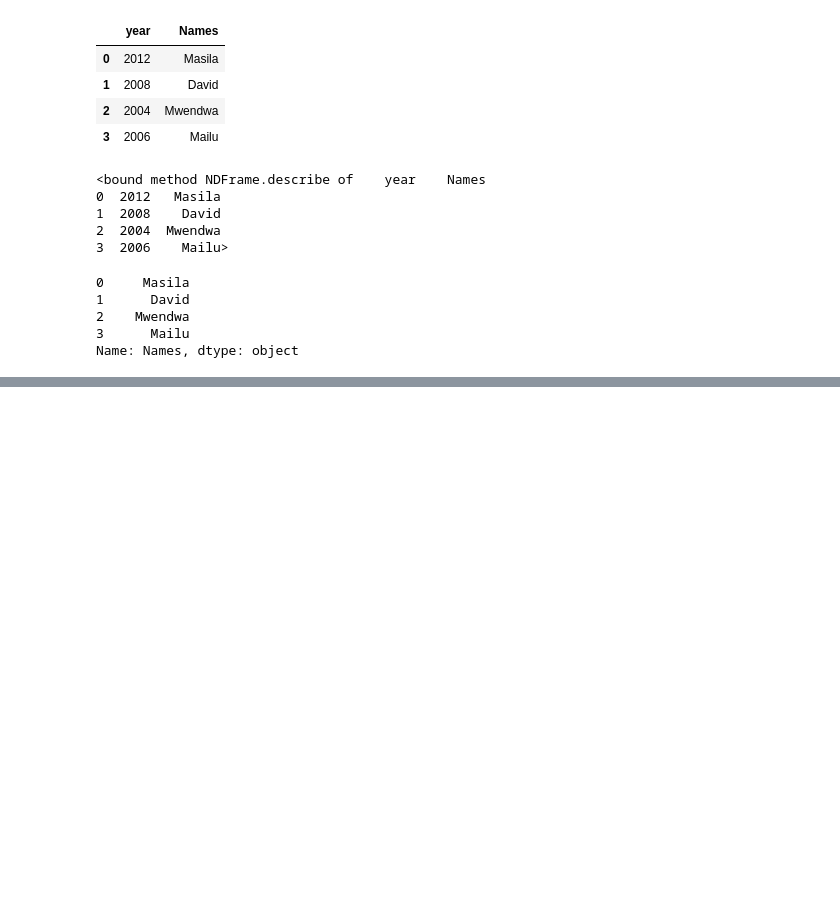
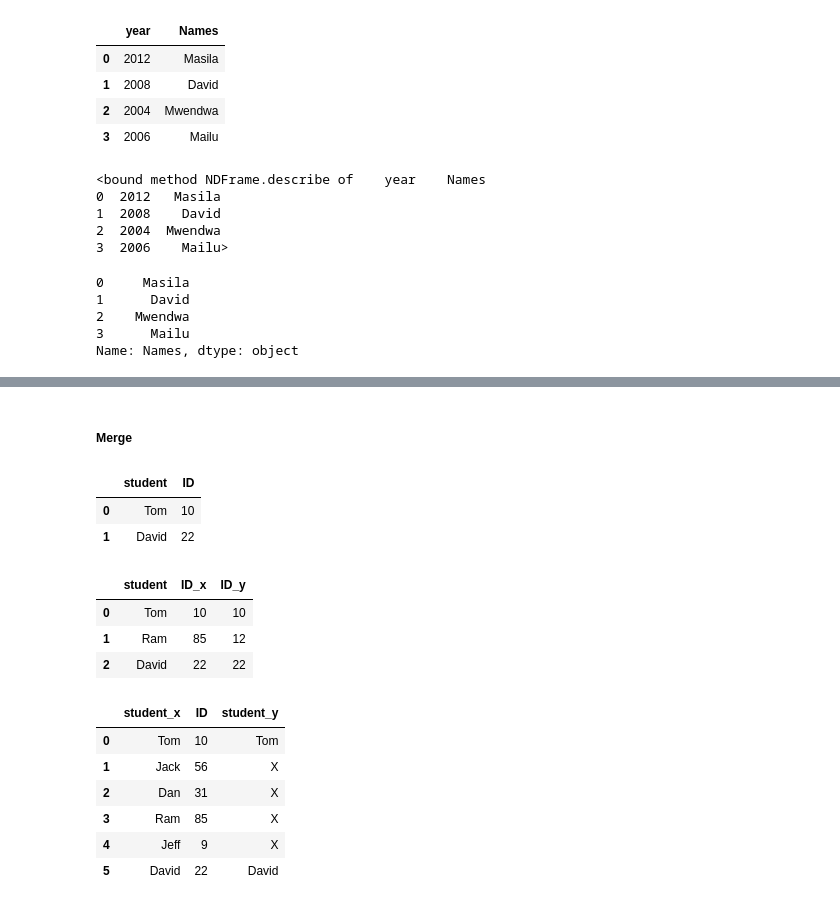
Before and after one commit to DavidMasila/Python-Data-Analysis, a Jupyter notebook: Simplilearn Pandas.ipynb, the cells around one changed output, grey strips where cells are left out. Cells and saved outputs as stored; diff of their text form; code cells hidden in the pictures; blank space fills up the shorter version.

```diff
--- a/Simplilearn Pandas.ipynb
+++ b/Simplilearn Pandas.ipynb
@@ -259,0 +584,29 @@ Name: Names, dtype: object
+# %% [markdown]
+##### Merge
+# %%
+#merge where the ID is identical and returns just that datagrame
+pd.merge(dfD,dfE)
+# %% [output]
+|  | student | ID |
+| 0 | Tom | 10 |
+| 1 | David | 22 |
+# %%
+#lets decide where to merge it on. It shows the diffrent ID the values have on the their names
+pd.merge(dfD,dfE,on="student")
+# %% [output]
+|  | student | ID_x | ID_y |
+| 0 | Tom | 10 | 10 |
+| 1 | Ram | 85 | 12 |
+| 2 | David | 22 | 22 |
+# %%
+#merge left join on key ID and also fill NaN values with X
+#this will include everything in the first data frame and then corresponding IDs on the second dataframe
+pd.merge(dfD,dfE,on='ID',how='left').fillna('X')
+# %% [output]
+|  | student_x | ID | student_y |
+| 0 | Tom | 10 | Tom |
+| 1 | Jack | 56 | X |
+| 2 | Dan | 31 | X |
+| 3 | Ram | 85 | X |
+| 4 | Jeff | 9 | X |
+| 5 | David | 22 | David |
```
Also changed, not shown: parts of 68 cells of this notebook, 4 other files.
